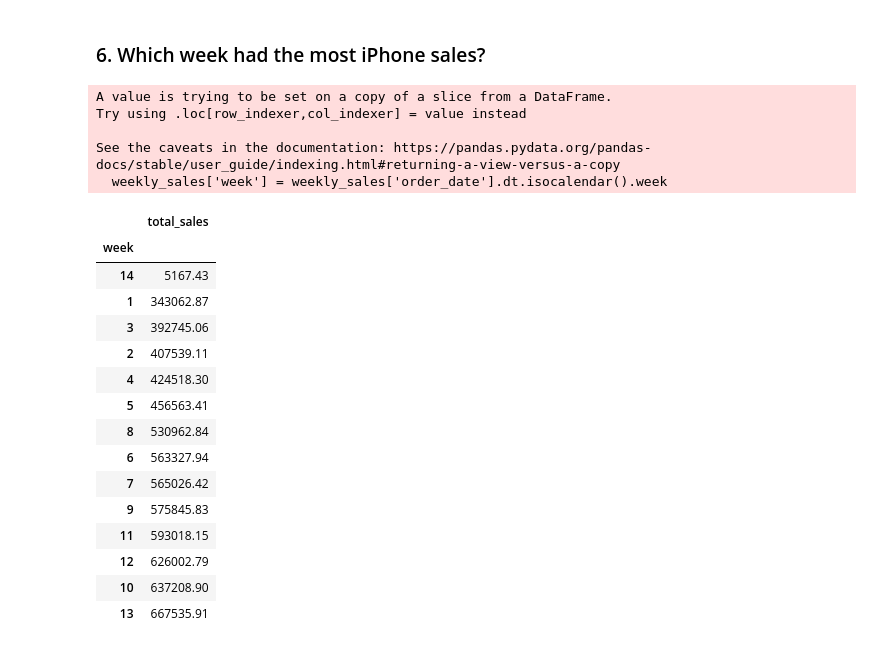
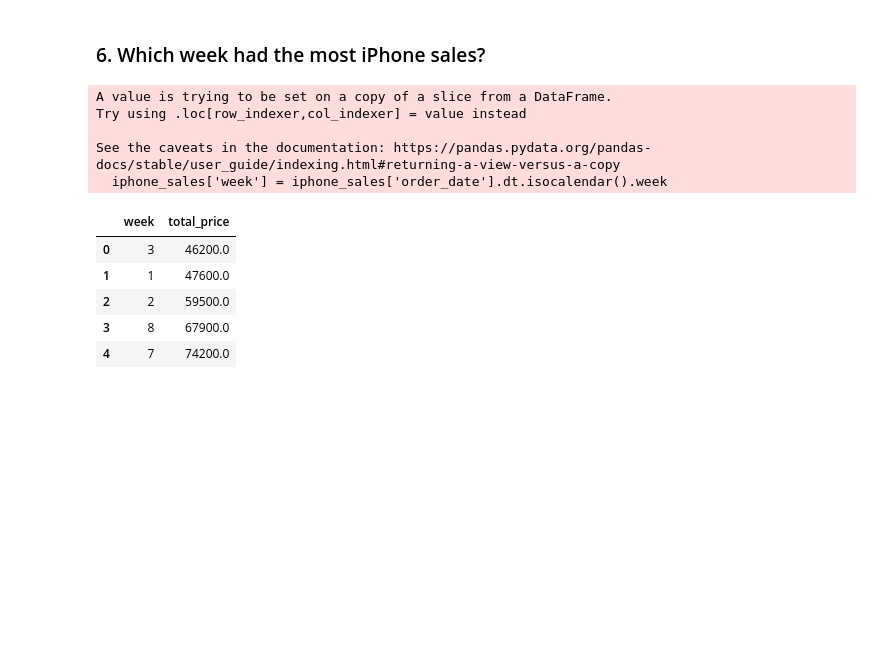
Before and after one commit to kidushaftom/athletic-sales-analysis, a Jupyter notebook: sales_data_starter_code.ipynb, the cells around one changed output. Cells and saved outputs as stored; diff of their text form; code cells hidden in the pictures; blank space fills up the shorter version.

```diff
--- a/sales_data_starter_code.ipynb
+++ b/sales_data_starter_code.ipynb
@@ -142,6 +151,6 @@ dtypes: float64(1), int64(3), object(4)
 memory usage: 2.2+ MB
 # %%
 # Convert the "order_date" column to a datetime datatype.
-sales['order_date'] = pd.to_datetime(sales['order_date'])
+sales['order_date'] = pd.to_datetime(sales['order_date'], format='%m/%d/%y %H:%M')
 # %%
 # Confirm that the data type has been changed.
@@ -179,0 +169,25 @@ top_5_qty.reset_index(drop = True)
+# %%
+# Show the average number items ordered for each state, city, and zip code.
+def agg_values(df, cat_col,num_col,stat):
+
+    """
+    Returns aggrigated data frame
+    args:
+        df - Data Frame
+        cat_col - catagorical columns to groupby
+        num_col - numerical columns to aggrigate
+        stat - type of aggrigation
+        n - top values
+    """
+    aggs  = df.groupby(cat_col).agg({num_col:stat}).reset_index()
+    aggs_sorted = aggs.sort_values(num_col,ascending= False)
+
+    return aggs_sorted.reset_index(drop = True)
+
+avg_items_ordered = agg_values(sales, ['zip_code','city','state'],'quantity_ordered','mean')
+# Rename the sum column to reflect the data in the column.
+avg_items_ordered.rename(columns={'quantity_ordered':'avg_items_ordered'},inplace= True)
+
+
+# Show the top 5 results.
+round(avg_items_ordered,2).head()
@@ -404,35 +412,20 @@ See the caveats in the documentation: https://pandas.pydata.org/pandas-docs/stab
 # %%
 # Resample the pivot table into weekly bins
 # and get the total sales for each week rounded to two decimal places.
-weekly_sales = sales[['order_date','price']]
-weekly_sales['week'] = weekly_sales['order_date'].dt.isocalendar().week
-weekly_total_sales = weekly_sales.groupby('week').agg({'price':'sum'})
+iphone_sales['week'] = iphone_sales['order_date'].dt.isocalendar().week
 
-# Sort the resampled pivot table in ascending order on "Total_Sales".
-weekly_total_sales.rename(columns={'price':'total_sales'},inplace=True)
-
-weekly_total_sales['total_sales'] = weekly_total_sales['total_sales'].round(2)
-
-weekly_total_sales.sort_values('total_sales',ascending= True)
+weekly_sales = agg_values(iphone_sales,'week','total_price','sum')
+# Sort the resampled pivot table in ascending order on "Total_Sales"
+weekly_sales.sort_values('total_price').head().reset_index(drop = True)
 # %% [output]
 A value is trying to be set on a copy of a slice from a DataFrame.
 Try using .loc[row_indexer,col_indexer] = value instead
 
 See the caveats in the documentation: https://pandas.pydata.org/pandas-docs/stable/user_guide/indexing.html#returning-a-view-versus-a-copy
-  weekly_sales['week'] = weekly_sales['order_date'].dt.isocalendar().week
+  iphone_sales['week'] = iphone_sales['order_date'].dt.isocalendar().week
-|  | total_sales |
-| week |  |
-| 14 | 5167.43 |
-| 1 | 343062.87 |
-| 3 | 392745.06 |
-| 2 | 407539.11 |
-| 4 | 424518.30 |
-| 5 | 456563.41 |
-| 8 | 530962.84 |
-| 6 | 563327.94 |
-| 7 | 565026.42 |
-| 9 | 575845.83 |
-| 11 | 593018.15 |
-| 12 | 626002.79 |
-| 10 | 637208.90 |
-| 13 | 667535.91 |
+|  | week | total_price |
+| 0 | 3 | 46200.0 |
+| 1 | 1 | 47600.0 |
+| 2 | 2 | 59500.0 |
+| 3 | 8 | 67900.0 |
+| 4 | 7 | 74200.0 |
```
Also changed, not shown: parts of 14 cells of this notebook.
